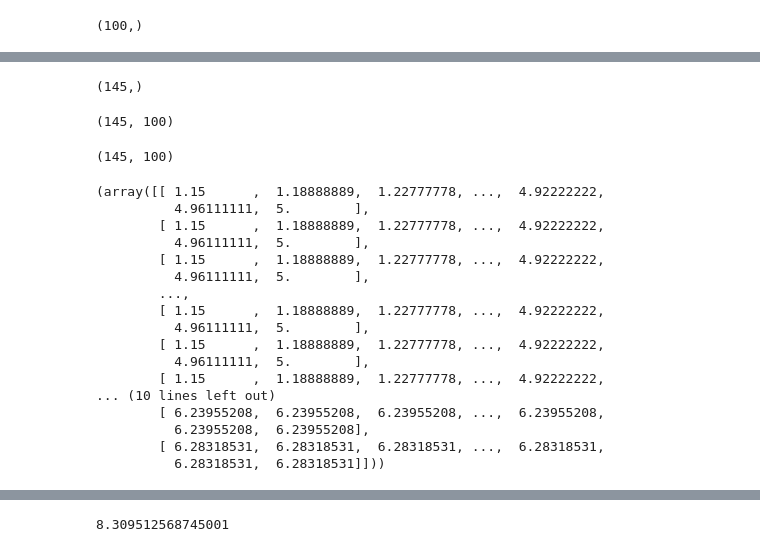
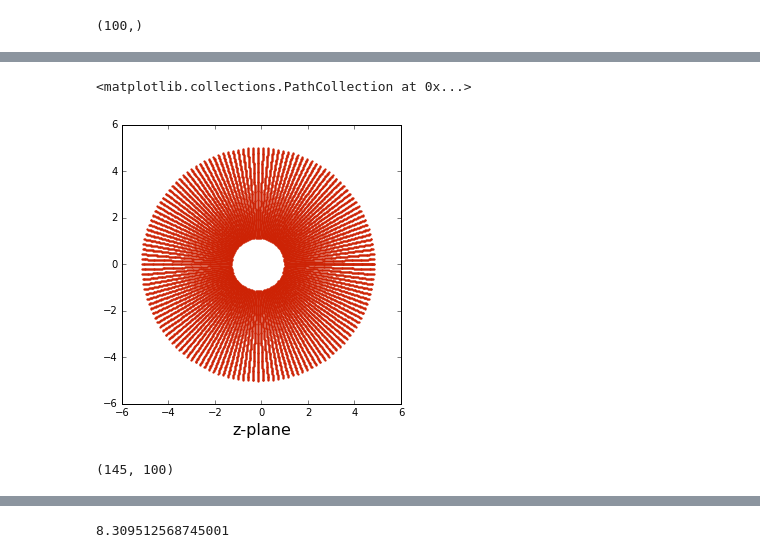
Before and after one commit to jiayuli517/mae6226-workspace, a Jupyter notebook: homework2.ipynb, the cells around one changed output, grey strips where cells are left out. Cells and saved outputs as stored; diff of their text form; code cells hidden in the pictures.

```diff
--- a/homework2.ipynb
+++ b/homework2.ipynb
@@ -127,4 +172,16 @@ numpy.shape(r)
+# %%
+size=5
+x_start,x_end=-6,6
+y_start,y_end=-6,6
+pyplot.figure(figsize=(size, (y_end-y_start)/(x_end-x_start)*size))
+pyplot.xlim(x_start,x_end)
+pyplot.ylim(y_start,y_end)
+pyplot.xlabel('z-plane',fontsize=16)
+pyplot.scatter(x4,y4,color='#CD2305', s=5, marker='o',linewidth=0)
+# %% [output]
+<matplotlib.collections.PathCollection at 0x...>
+[figure, added]
 # %%
-numpy.shape(theta)
+numpy.shape(x4)
 # %% [output]
-(145,)
+(145, 100)
@@ -133,28 +187,0 @@ R1,THETA=numpy.meshgrid(r, theta)
-# %%
-numpy.shape(R1)
-# %% [output]
-(145, 100)
-# %%
-numpy.shape(THETA)
-# %% [output]
-(145, 100)
-# %%
-R1,THETA
-# %% [output]
-(array([[ 1.15      ,  1.18888889,  1.22777778, ...,  4.92222222,
-          4.96111111,  5.        ],
-        [ 1.15      ,  1.18888889,  1.22777778, ...,  4.92222222,
-          4.96111111,  5.        ],
-        [ 1.15      ,  1.18888889,  1.22777778, ...,  4.92222222,
-          4.96111111,  5.        ],
-        ...,
-        [ 1.15      ,  1.18888889,  1.22777778, ...,  4.92222222,
-          4.96111111,  5.        ],
-        [ 1.15      ,  1.18888889,  1.22777778, ...,  4.92222222,
-          4.96111111,  5.        ],
-        [ 1.15      ,  1.18888889,  1.22777778, ...,  4.92222222,
-... (10 lines left out)
-        [ 6.23955208,  6.23955208,  6.23955208, ...,  6.23955208,
-          6.23955208,  6.23955208],
-        [ 6.28318531,  6.28318531,  6.28318531, ...,  6.28318531,
-          6.28318531,  6.28318531]]))
```
Also changed, not shown: parts of 98 cells of this notebook.
